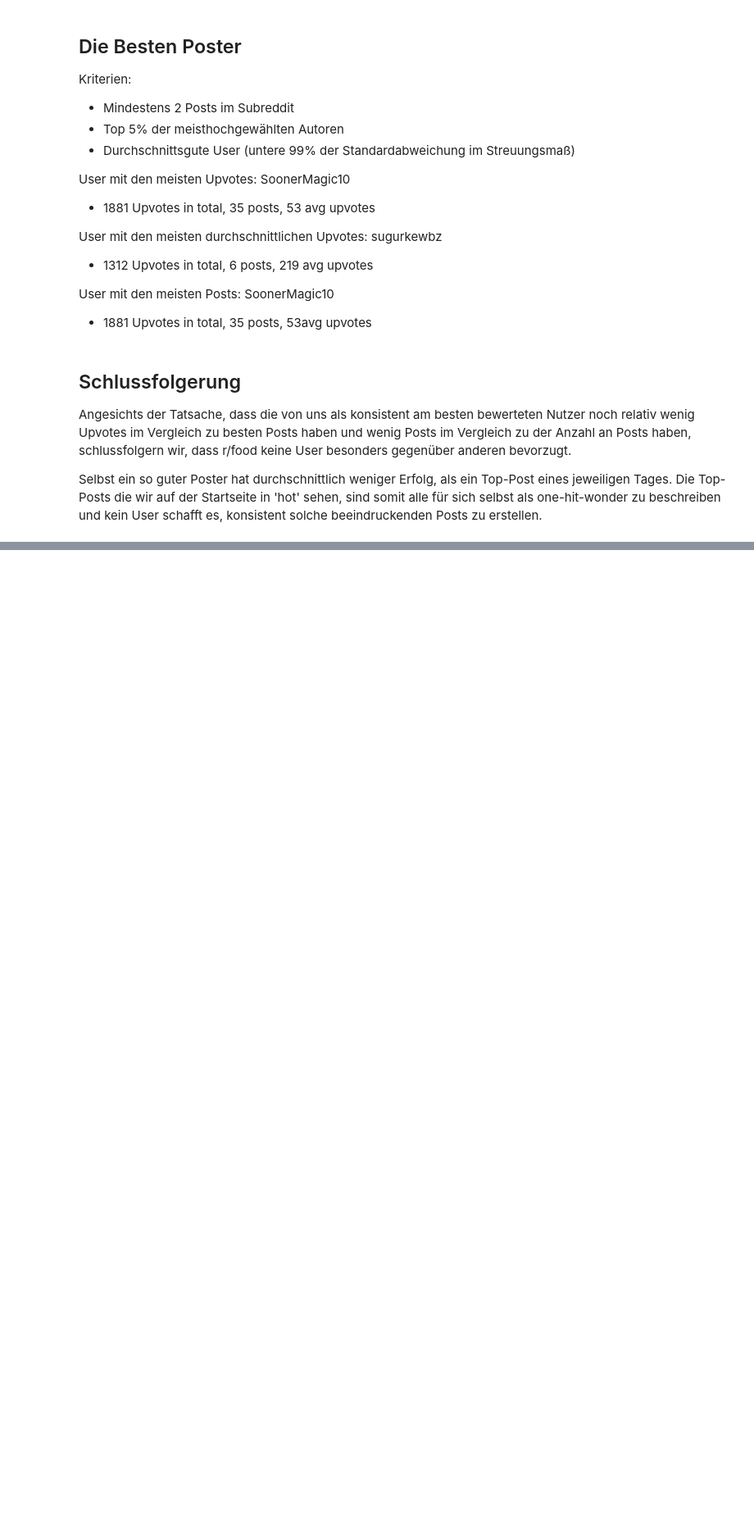
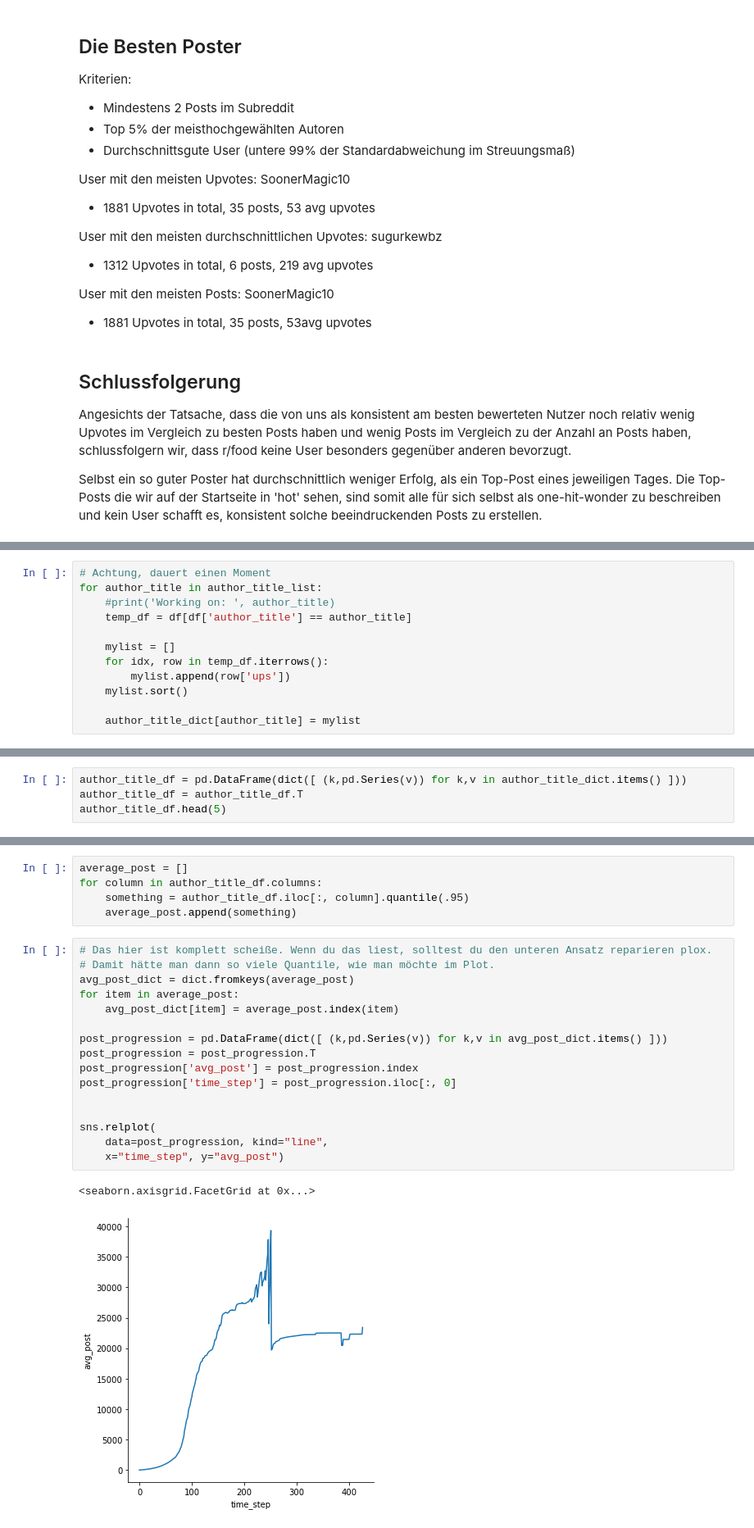
Before and after one commit to ZerhackerJagi/food_dashboard, a Jupyter notebook: top_author.ipynb, the cells around one changed output, grey strips where cells are left out. Shown at 82% size. Cells and saved outputs as stored; diff of their text form; blank space fills up the shorter version.

```diff
--- a/top_author.ipynb
+++ b/top_author.ipynb
@@ -159,0 +191,12 @@ Selbst ein so guter Poster hat durchschnittlich weniger Erfolg, als ein Top-Post
+# %%
+# Achtung, dauert einen Moment
+for author_title in author_title_list:
+    #print('Working on: ', author_title)
+    temp_df = df[df['author_title'] == author_title]
+
+    mylist = []
+    for idx, row in temp_df.iterrows():
+        mylist.append(row['ups'])
+    mylist.sort()
+
+    author_title_dict[author_title] = mylist
@@ -159,0 +205,4 @@ Selbst ein so guter Poster hat durchschnittlich weniger Erfolg, als ein Top-Post
+# %%
+author_title_df = pd.DataFrame(dict([ (k,pd.Series(v)) for k,v in author_title_dict.items() ]))
+author_title_df = author_title_df.T
+author_title_df.head(5)
@@ -159,0 +217,24 @@ Selbst ein so guter Poster hat durchschnittlich weniger Erfolg, als ein Top-Post
+# %%
+average_post = []
+for column in author_title_df.columns:
+    something = author_title_df.iloc[:, column].quantile(.95)
+    average_post.append(something)
+# %%
+# Das hier ist komplett scheiße. Wenn du das liest, solltest du den unteren Ansatz reparieren plox.
+# Damit hätte man dann so viele Quantile, wie man möchte im Plot.
+avg_post_dict = dict.fromkeys(average_post)
+for item in average_post:
+    avg_post_dict[item] = average_post.index(item)
+
+post_progression = pd.DataFrame(dict([ (k,pd.Series(v)) for k,v in avg_post_dict.items() ]))
+post_progression = post_progression.T
+post_progression['avg_post'] = post_progression.index
+post_progression['time_step'] = post_progression.iloc[:, 0]
+
+
+sns.relplot(
+    data=post_progression, kind="line",
+    x="time_step", y="avg_post")
+# %% [output]
+<seaborn.axisgrid.FacetGrid at 0x...>
+[figure, added]
```
Also changed, not shown: parts of 16 cells of this notebook.
